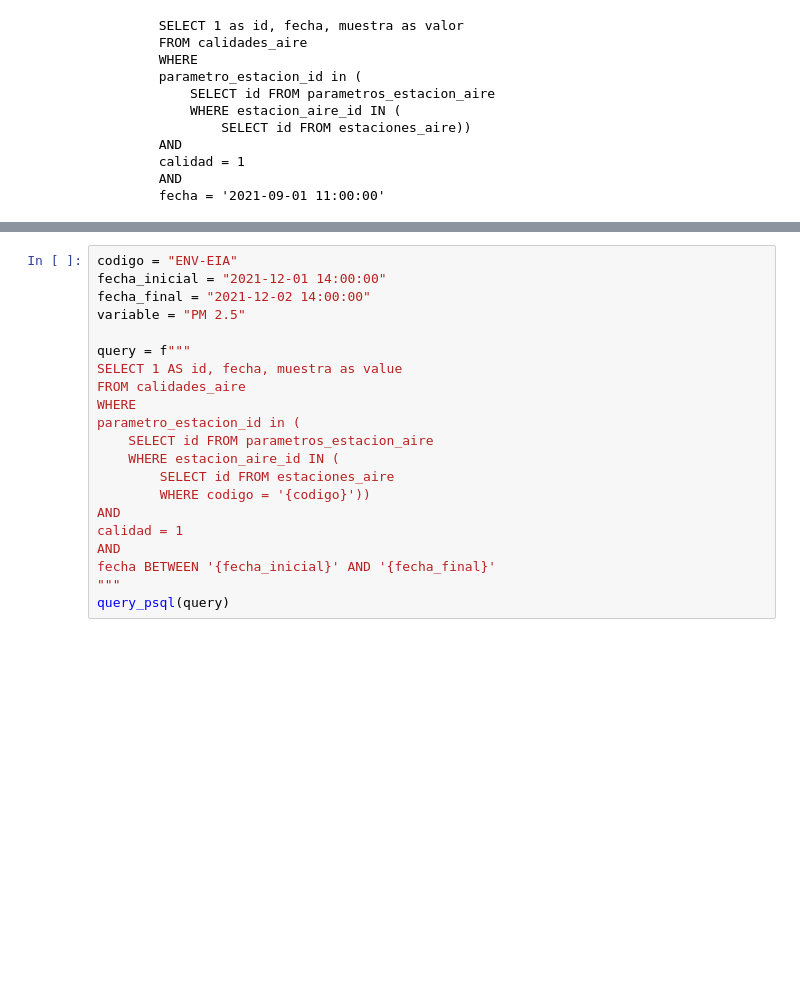
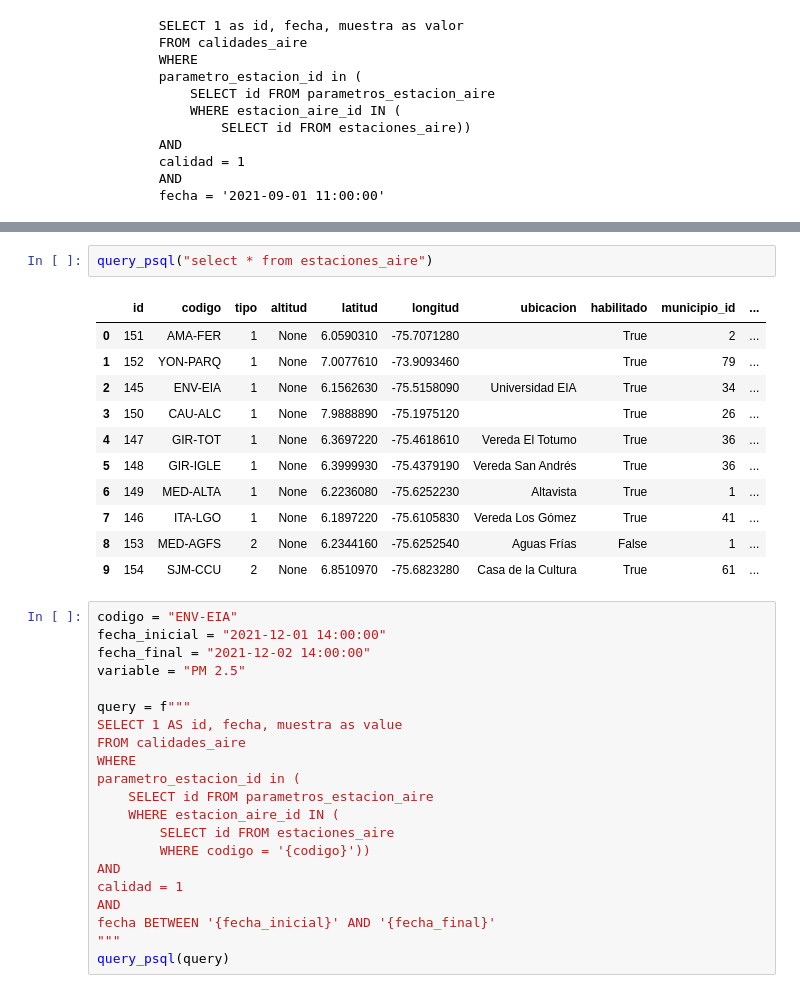
Before and after one commit to ospinals/piragua_backend_estaciones, a Jupyter notebook: Graficas/ConsultaAire.ipynb, the cells around one changed output, grey strips where cells are left out. Saved outputs shown, nothing was run; the diff lists cells and outputs as text; blank space fills up the shorter version.

```diff
--- a/Graficas/ConsultaAire.ipynb
+++ b/Graficas/ConsultaAire.ipynb
@@ -88,3 +114,17 @@ LINE 1: \d+ estaciones_aire
+# %%
+query_psql("select * from estaciones_aire")
+# %% [output]
+|  | id | codigo | tipo | altitud | latitud | longitud | ubicacion | habilitado | municipio_id | ... |
+| 0 | 151 | AMA-FER | 1 | None | 6.0590310 | -75.7071280 |  | True | 2 | ... |
+| 1 | 152 | YON-PARQ | 1 | None | 7.0077610 | -73.9093460 |  | True | 79 | ... |
+| 2 | 145 | ENV-EIA | 1 | None | 6.1562630 | -75.5158090 | Universidad EIA | True | 34 | ... |
+| 3 | 150 | CAU-ALC | 1 | None | 7.9888890 | -75.1975120 |  | True | 26 | ... |
+| 4 | 147 | GIR-TOT | 1 | None | 6.3697220 | -75.4618610 | Vereda El Totumo | True | 36 | ... |
+| 5 | 148 | GIR-IGLE | 1 | None | 6.3999930 | -75.4379190 | Vereda San Andrés | True | 36 | ... |
+| 6 | 149 | MED-ALTA | 1 | None | 6.2236080 | -75.6252230 | Altavista | True | 1 | ... |
+| 7 | 146 | ITA-LGO | 1 | None | 6.1897220 | -75.6105830 | Vereda Los Gómez | True | 41 | ... |
+| 8 | 153 | MED-AGFS | 2 | None | 6.2344160 | -75.6252540 | Aguas Frías | False | 1 | ... |
+| 9 | 154 | SJM-CCU | 2 | None | 6.8510970 | -75.6823280 | Casa de la Cultura | True | 61 | ... |
 # %%
 codigo = "ENV-EIA"
 fecha_inicial = "2021-12-01 14:00:00"
```
Also changed, not shown: parts of 9 cells of this notebook, 14 other files.
